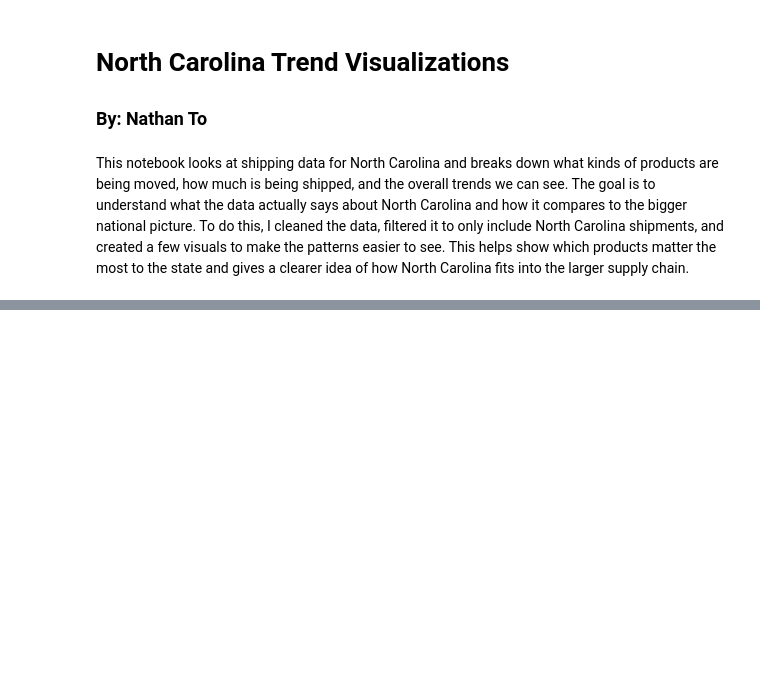
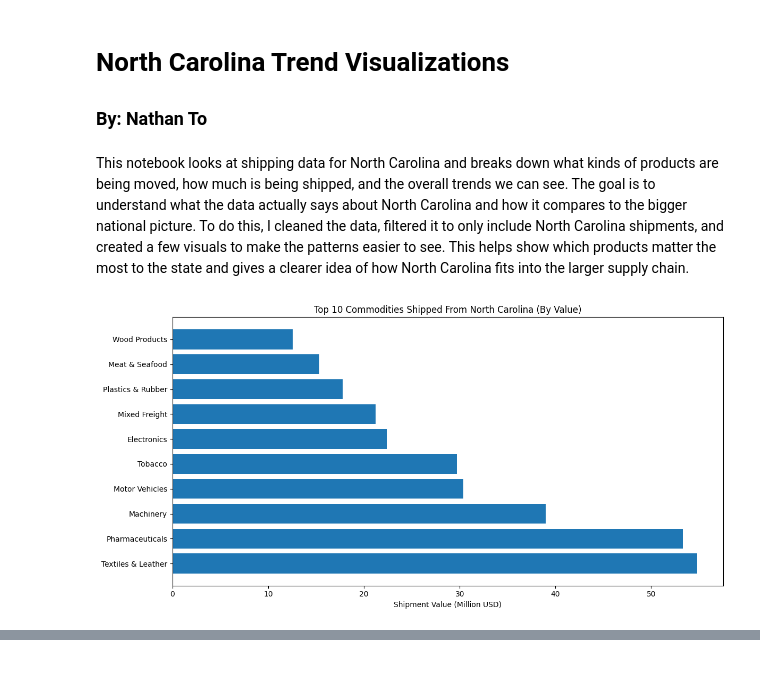
Before and after one commit to Taotlema/Data-Mining-Final-Project, a Jupyter notebook: Code/Visualization.ipynb, the cells around one changed output, grey strips where cells are left out. Cells and saved outputs as stored; diff of their text form; code cells hidden in the pictures; blank space fills up the shorter version.

```diff
--- a/Code/Visualization.ipynb
+++ b/Code/Visualization.ipynb
@@ -114,3 +114,21 @@ import matplotlib.pyplot as plt
 df = pd.read_csv("../Data Files/comodity2017.csv", low_memory=False)
 
 nc = df[df["ORIG_STATE"] == 37].copy()
+# %%
+nc["SCTG"] = nc["SCTG"].astype(str).str.zfill(2)
+
+# Find top 10 commodity categories by shipment value
+top = nc.groupby("SCTG")["SHIPMT_VALUE"].sum().sort_values(ascending=False).head(10)
+
+# Replace codes with readable names
+labels = [commodity_names.get(code, code) for code in top.index]
+
+# Create chart
+plt.figure(figsize=(12,6))
+plt.barh(labels, top.values / 1_000_000)
+plt.title("Top 10 Commodities Shipped From North Carolina (By Value)")
+plt.xlabel("Shipment Value (Million USD)")
+plt.tight_layout()
+plt.show()
+# %% [output]
+[figure, added]
```
Also changed, not shown: parts of 1 cell of this notebook.
